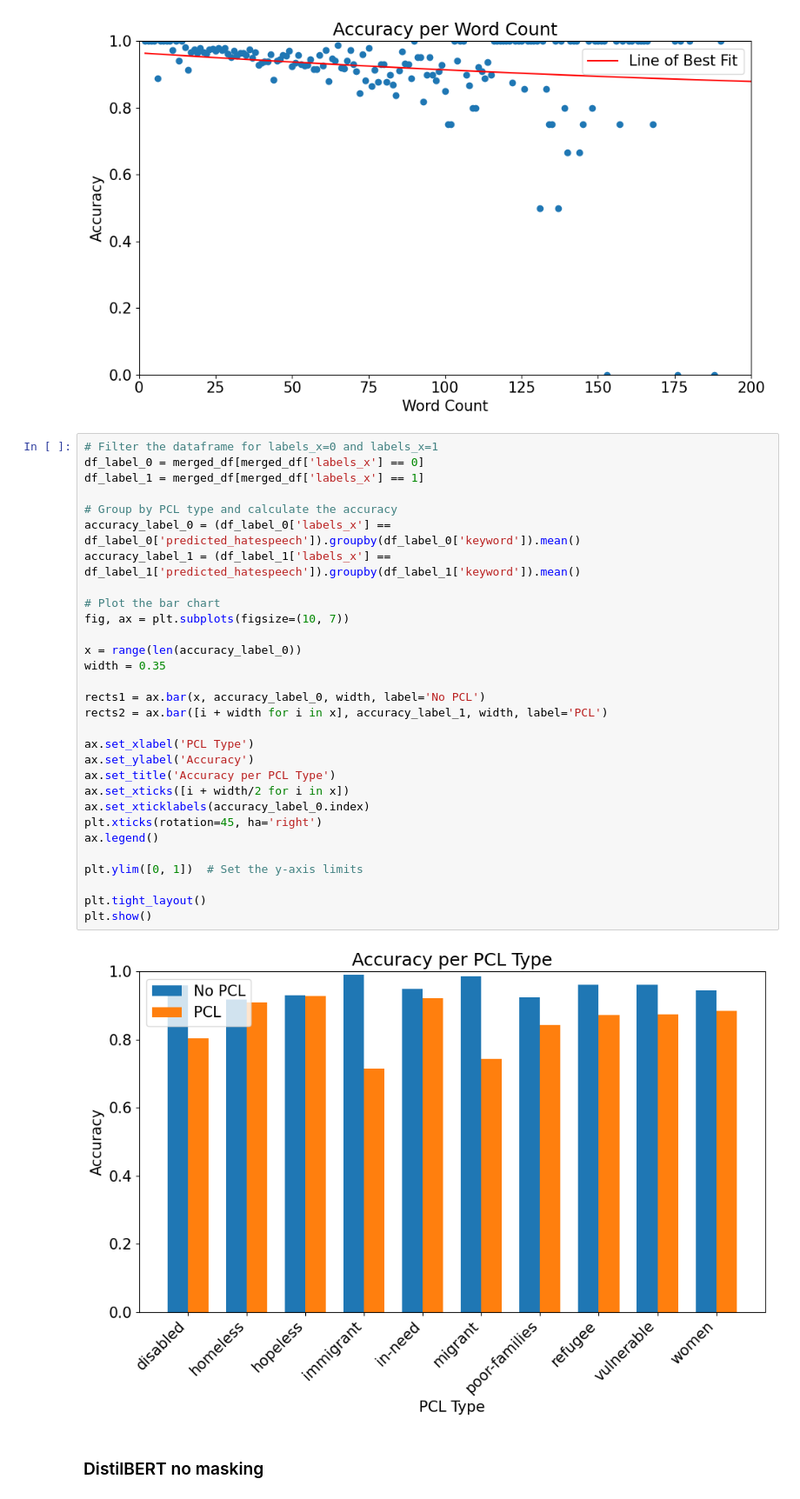
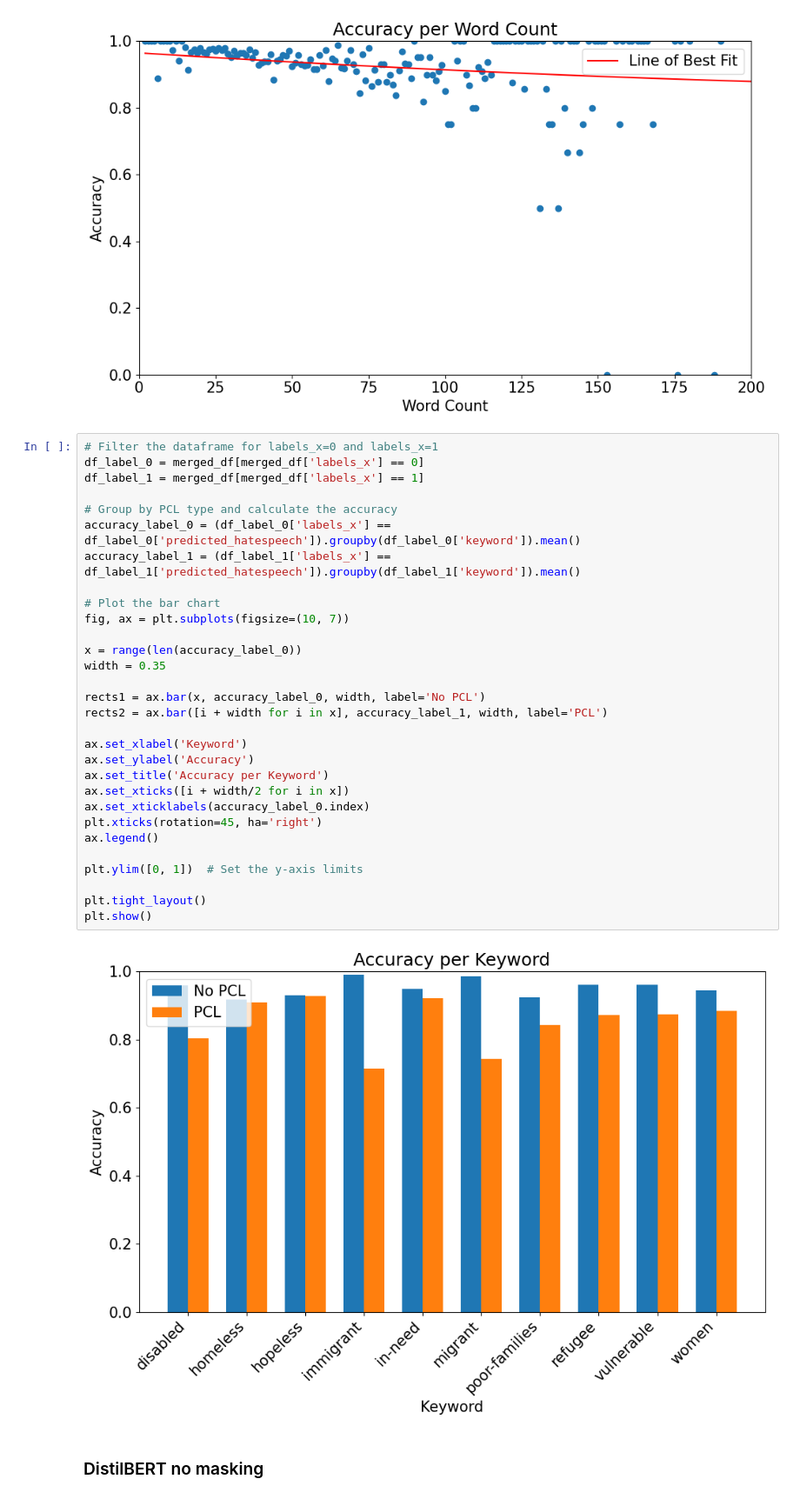
Before and after one commit to avzh1/nlp_bert_classifier, a Jupyter notebook: src/binary-classification.ipynb, the cells around one changed output. Shown at 87% size. Cells and saved outputs as stored; diff of their text form.

```diff
--- a/src/binary-classification.ipynb
+++ b/src/binary-classification.ipynb
@@ -1057,35 +1068,35 @@ plt.show()
 # %%
 # Filter the dataframe for labels_x=0 and labels_x=1
 df_label_0 = merged_df[merged_df['labels_x'] == 0]
 df_label_1 = merged_df[merged_df['labels_x'] == 1]
 
 # Group by PCL type and calculate the accuracy
 accuracy_label_0 = (df_label_0['labels_x'] == df_label_0['predicted_hatespeech']).groupby(df_label_0['keyword']).mean()
 accuracy_label_1 = (df_label_1['labels_x'] == df_label_1['predicted_hatespeech']).groupby(df_label_1['keyword']).mean()
 
 # Plot the bar chart
 fig, ax = plt.subplots(figsize=(10, 7))
 
 x = range(len(accuracy_label_0))
 width = 0.35
 
 rects1 = ax.bar(x, accuracy_label_0, width, label='No PCL')
 rects2 = ax.bar([i + width for i in x], accuracy_label_1, width, label='PCL')
 
-ax.set_xlabel('PCL Type')
+ax.set_xlabel('Keyword')
 ax.set_ylabel('Accuracy')
-ax.set_title('Accuracy per PCL Type')
+ax.set_title('Accuracy per Keyword')
 ax.set_xticks([i + width/2 for i in x])
 ax.set_xticklabels(accuracy_label_0.index)
 plt.xticks(rotation=45, ha='right')
 ax.legend()
 
 plt.ylim([0, 1])  # Set the y-axis limits
 
 plt.tight_layout()
 plt.show()
 # %% [output]
-[figure, old version]
+[figure, new version]
 # %% [markdown]
 ### DistilBERT no masking
 # %%
```
Also changed, not shown: parts of 6 cells of this notebook, 4 other files.
